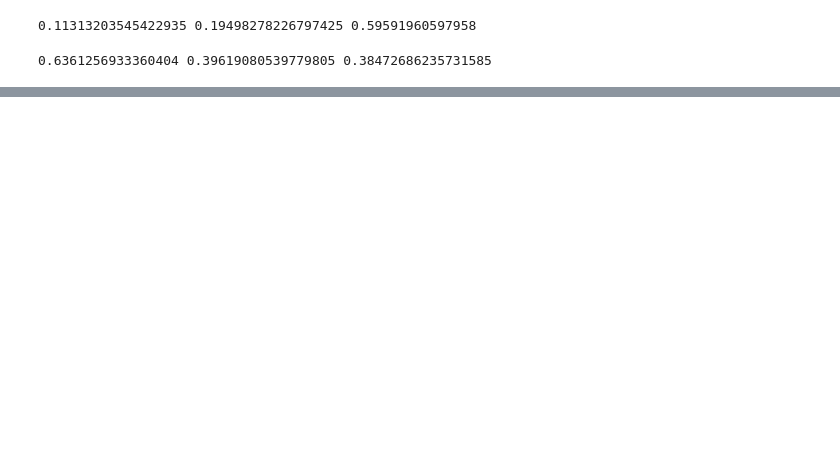
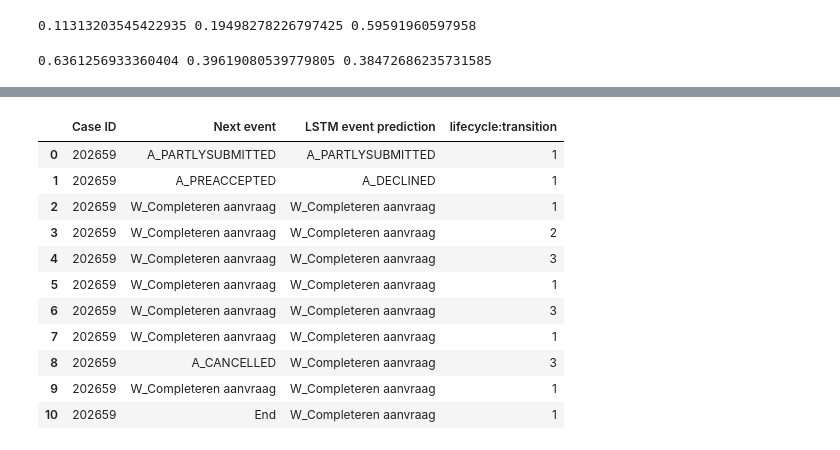
Before and after one commit to TristanDeenen/Process-Mining, a Jupyter notebook: Deliv_Notebook.ipynb, the cells around one changed output, grey strips where cells are left out. Saved outputs shown, nothing was run; the diff lists cells and outputs as text; code cells hidden in the pictures; blank space fills up the shorter version.

```diff
--- a/Deliv_Notebook.ipynb
+++ b/Deliv_Notebook.ipynb
@@ -749,0 +717,16 @@ test_df['RF time prediction'] = pd.to_datetime(test_df['Complete Timestamp']) +
+# %%
+# The problem with many occurences of the same activity
+test_df.loc[test_df['Case ID'] == 202659][['Case ID', 'Next event', 'LSTM event prediction']]
+# %% [output]
+|  | Case ID | Next event | LSTM event prediction | lifecycle:transition |
+| 0 | 202659 | A_PARTLYSUBMITTED | A_PARTLYSUBMITTED | 1 |
+| 1 | 202659 | A_PREACCEPTED | A_DECLINED | 1 |
+| 2 | 202659 | W_Completeren aanvraag | W_Completeren aanvraag | 1 |
+| 3 | 202659 | W_Completeren aanvraag | W_Completeren aanvraag | 2 |
+| 4 | 202659 | W_Completeren aanvraag | W_Completeren aanvraag | 3 |
+| 5 | 202659 | W_Completeren aanvraag | W_Completeren aanvraag | 1 |
+| 6 | 202659 | W_Completeren aanvraag | W_Completeren aanvraag | 3 |
+| 7 | 202659 | W_Completeren aanvraag | W_Completeren aanvraag | 1 |
+| 8 | 202659 | A_CANCELLED | W_Completeren aanvraag | 3 |
+| 9 | 202659 | W_Completeren aanvraag | W_Completeren aanvraag | 1 |
+| 10 | 202659 | End | W_Completeren aanvraag | 1 |
```
Also changed, not shown: parts of 15 cells of this notebook.
